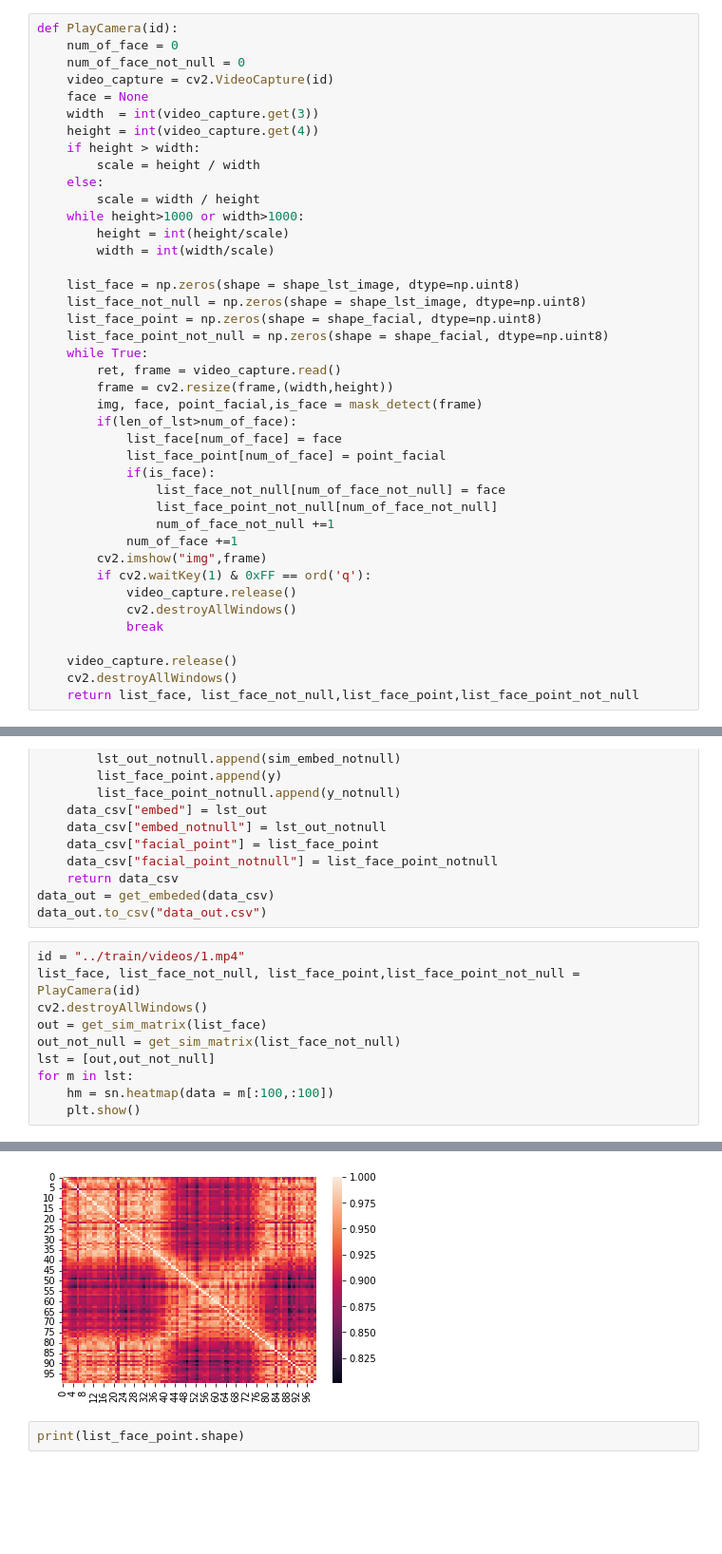
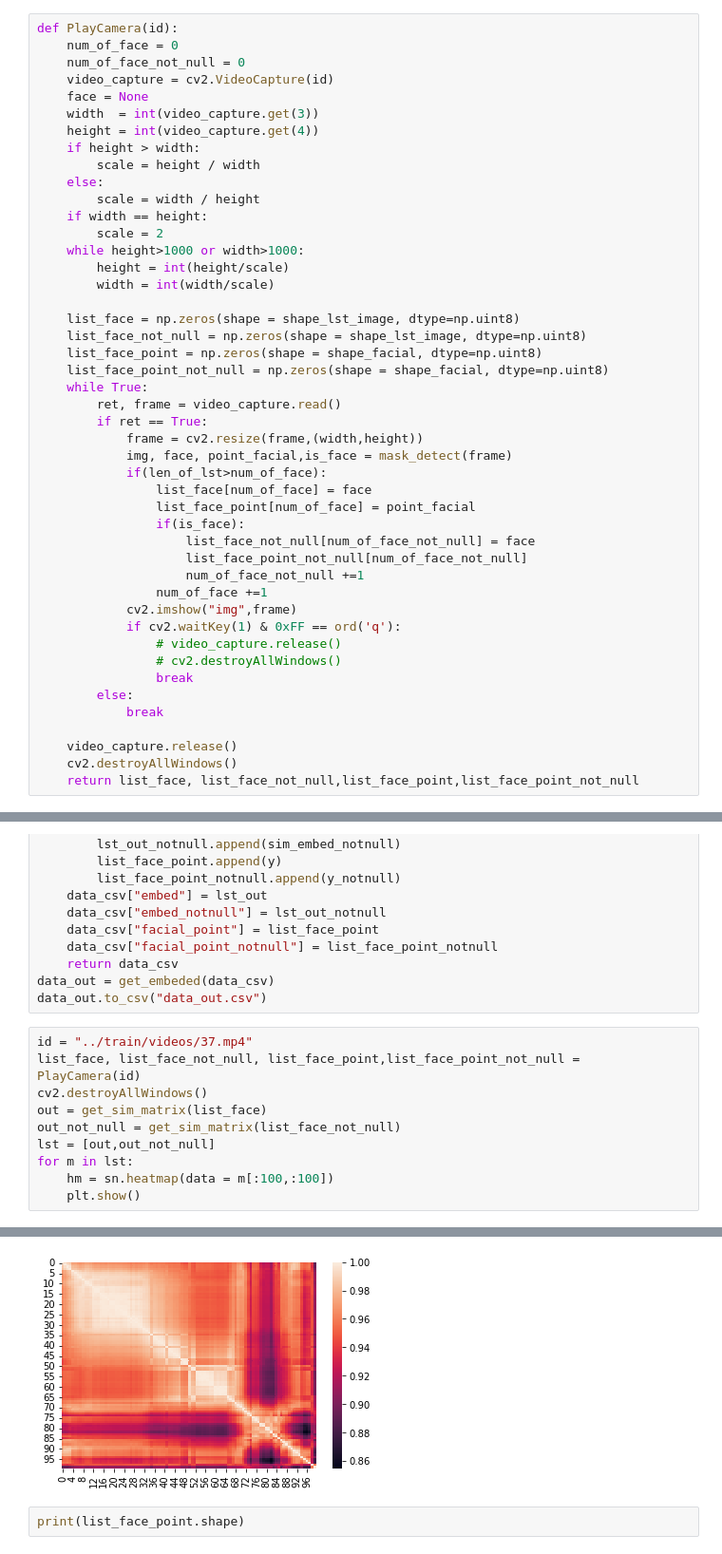
Before and after one commit to Truyen724/Zalo_liveness_Detection, a Jupyter notebook: test.ipynb, the cells around one changed output, grey strips where cells are left out. Shown at 95% size. Drawn from its saved outputs; the diff is of its cells as text; blank space fills up the shorter version.

```diff
--- a/test.ipynb
+++ b/test.ipynb
@@ -98,6 +98,8 @@ def PlayCamera(id):
         scale = height / width
     else:
         scale = width / height
+    if width == height:
+        scale = 2
     while height>1000 or width>1000:
         height = int(height/scale)
         width = int(width/scale)
@@ -108,20 +110,23 @@ def PlayCamera(id):
     list_face_point_not_null = np.zeros(shape = shape_facial, dtype=np.uint8)
     while True:
         ret, frame = video_capture.read()
-        frame = cv2.resize(frame,(width,height))
-        img, face, point_facial,is_face = mask_detect(frame)
-        if(len_of_lst>num_of_face):
-            list_face[num_of_face] = face
-            list_face_point[num_of_face] = point_facial
-            if(is_face):
-                list_face_not_null[num_of_face_not_null] = face
-                list_face_point_not_null[num_of_face_not_null]
-                num_of_face_not_null +=1
-            num_of_face +=1
-        cv2.imshow("img",frame)
-        if cv2.waitKey(1) & 0xFF == ord('q'):
-            video_capture.release()
-            cv2.destroyAllWindows()
+        if ret == True:
+            frame = cv2.resize(frame,(width,height))
+            img, face, point_facial,is_face = mask_detect(frame)
+            if(len_of_lst>num_of_face):
+                list_face[num_of_face] = face
+                list_face_point[num_of_face] = point_facial
+                if(is_face):
+                    list_face_not_null[num_of_face_not_null] = face
+                    list_face_point_not_null[num_of_face_not_null]
+                    num_of_face_not_null +=1
+                num_of_face +=1
+            cv2.imshow("img",frame)
+            if cv2.waitKey(1) & 0xFF == ord('q'):
+                # video_capture.release()
+                # cv2.destroyAllWindows()
+                break
+        else:
             break
 
     video_capture.release()
@@ -152,7 +157,7 @@ def get_embeded(data_csv):
 data_out = get_embeded(data_csv)
 data_out.to_csv("data_out.csv")
 # %%
-id = "../train/videos/1.mp4"
+id = "../train/videos/37.mp4"
 list_face, list_face_not_null, list_face_point,list_face_point_not_null = PlayCamera(id)
 cv2.destroyAllWindows()
 out = get_sim_matrix(list_face)
@@ -166,4 +171,4 @@ for m in lst:
-[figure, old version]
+[figure, new version]
 # %%
 print(list_face_point.shape)
 # %% [output]
```
Also changed, not shown: parts of 5 cells of this notebook, 3 other files.
